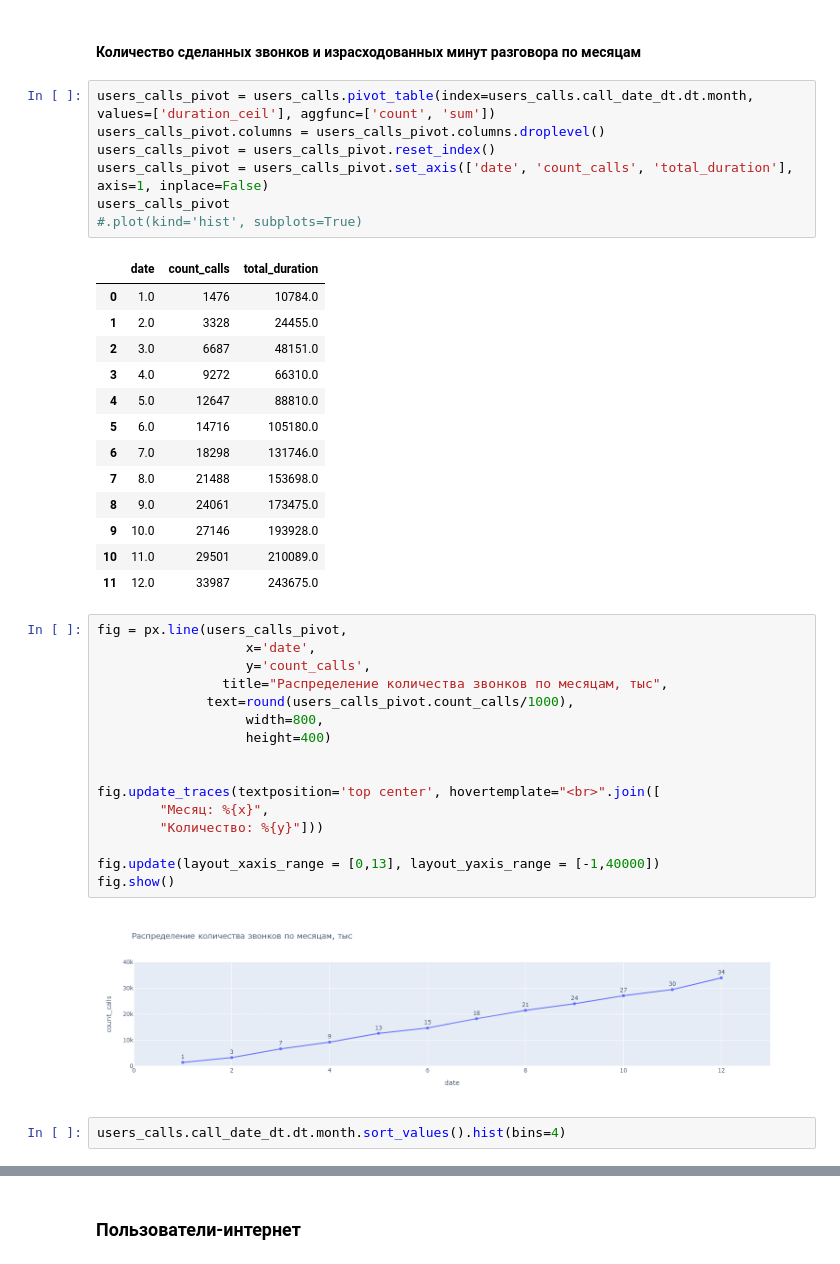
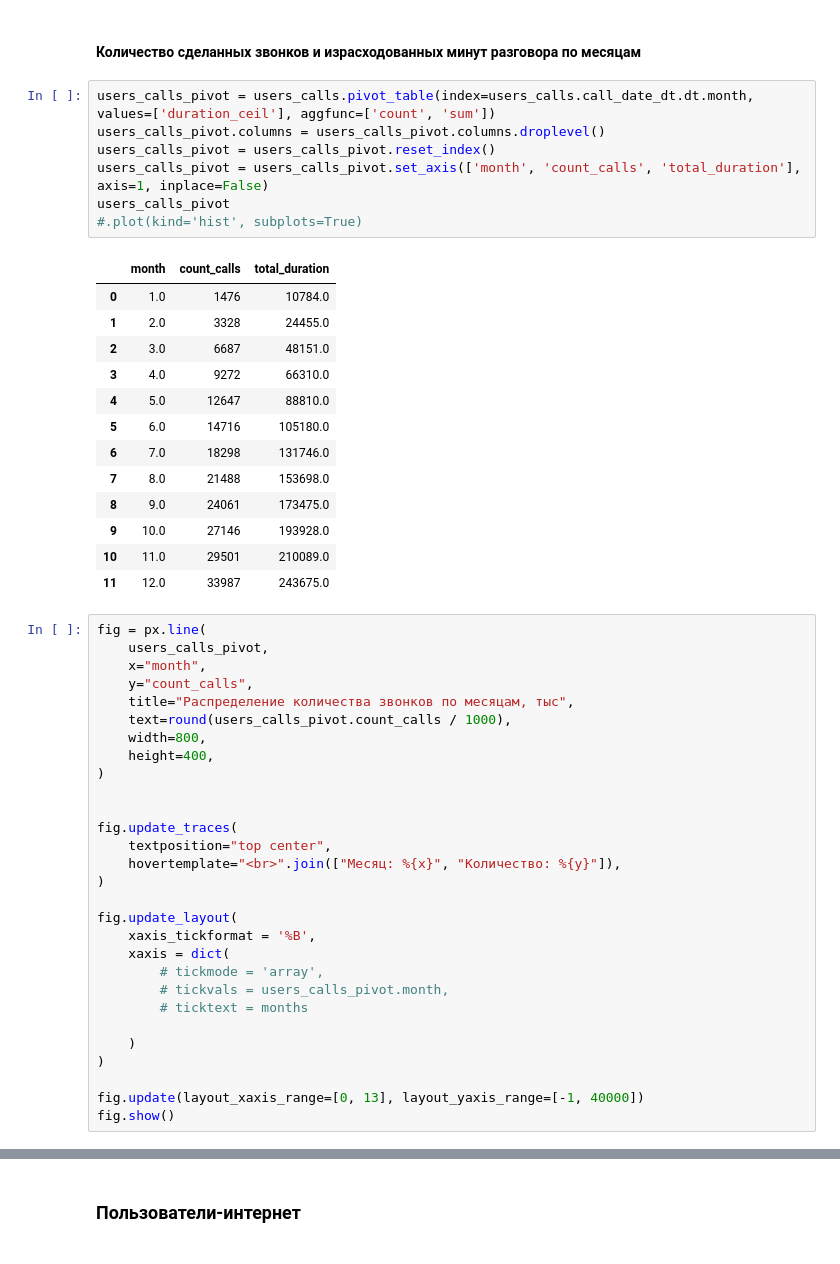
Before and after one commit to Lelenoir/DataAnalystPraktikum, a Jupyter notebook: Спринт 6/Спринт 6. Статистический анализ данных.ipynb, the cells around one changed output, grey strips where cells are left out. Cells and saved outputs as stored; diff of their text form.

```diff
--- a/Спринт 6/Спринт 6. Статистический анализ данных.ipynb
+++ b/Спринт 6/Спринт 6. Статистический анализ данных.ipynb
@@ -293,12 +280,12 @@ users_calls['duration_ceil'] = users_calls['duration'].apply(np.ceil)
 # %%
 users_calls_pivot = users_calls.pivot_table(index=users_calls.call_date_dt.dt.month, values=['duration_ceil'], aggfunc=['count', 'sum'])
 users_calls_pivot.columns = users_calls_pivot.columns.droplevel()
 users_calls_pivot = users_calls_pivot.reset_index()
-users_calls_pivot = users_calls_pivot.set_axis(['date', 'count_calls', 'total_duration'], axis=1, inplace=False)
+users_calls_pivot = users_calls_pivot.set_axis(['month', 'count_calls', 'total_duration'], axis=1, inplace=False)
 users_calls_pivot
 #.plot(kind='hist', subplots=True)
 # %% [output]
-|  | date | count_calls | total_duration |
+|  | month | count_calls | total_duration |
 | 0 | 1.0 | 1476 | 10784.0 |
 | 1 | 2.0 | 3328 | 24455.0 |
 | 2 | 3.0 | 6687 | 48151.0 |
@@ -312,22 +299,31 @@ users_calls_pivot
 | 10 | 11.0 | 29501 | 210089.0 |
 | 11 | 12.0 | 33987 | 243675.0 |
 # %%
-fig = px.line(users_calls_pivot,
-                   x='date',
-                   y='count_calls',
-                title="Распределение количества звонков по месяцам, тыс",
-              text=round(users_calls_pivot.count_calls/1000),
-                   width=800,
-                   height=400)
+fig = px.line(
+    users_calls_pivot,
+    x="month",
+    y="count_calls",
+    title="Распределение количества звонков по месяцам, тыс",
+    text=round(users_calls_pivot.count_calls / 1000),
+    width=800,
+    height=400,
+)
 
 
-fig.update_traces(textposition='top center', hovertemplate="<br>".join([
-        "Месяц: %{x}",
-        "Количество: %{y}"]))
+fig.update_traces(
+    textposition="top center",
+    hovertemplate="<br>".join(["Месяц: %{x}", "Количество: %{y}"]),
+)
 
-fig.update(layout_xaxis_range = [0,13], layout_yaxis_range = [-1,40000])
+fig.update_layout(
+    xaxis_tickformat = '%B',
+    xaxis = dict(
+        # tickmode = 'array',
+        # tickvals = users_calls_pivot.month,
+        # ticktext = months
+
+    )
+)
+
+fig.update(layout_xaxis_range=[0, 13], layout_yaxis_range=[-1, 40000])
 fig.show()
-# %% [output]
-[figure, removed]
-# %%
-users_calls.call_date_dt.dt.month.sort_values().hist(bins=4)
```
Also changed, not shown: parts of 15 cells of this notebook.
